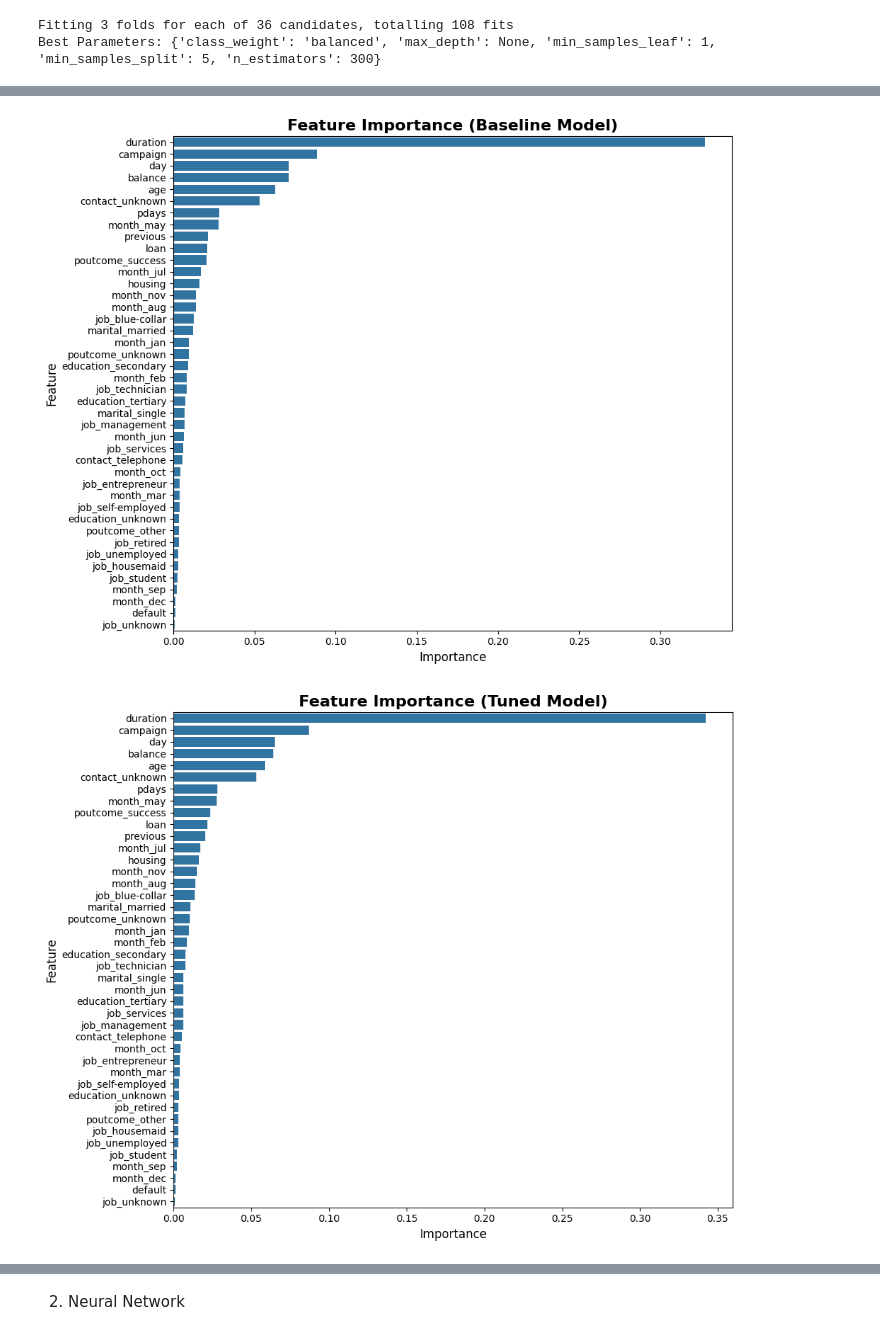
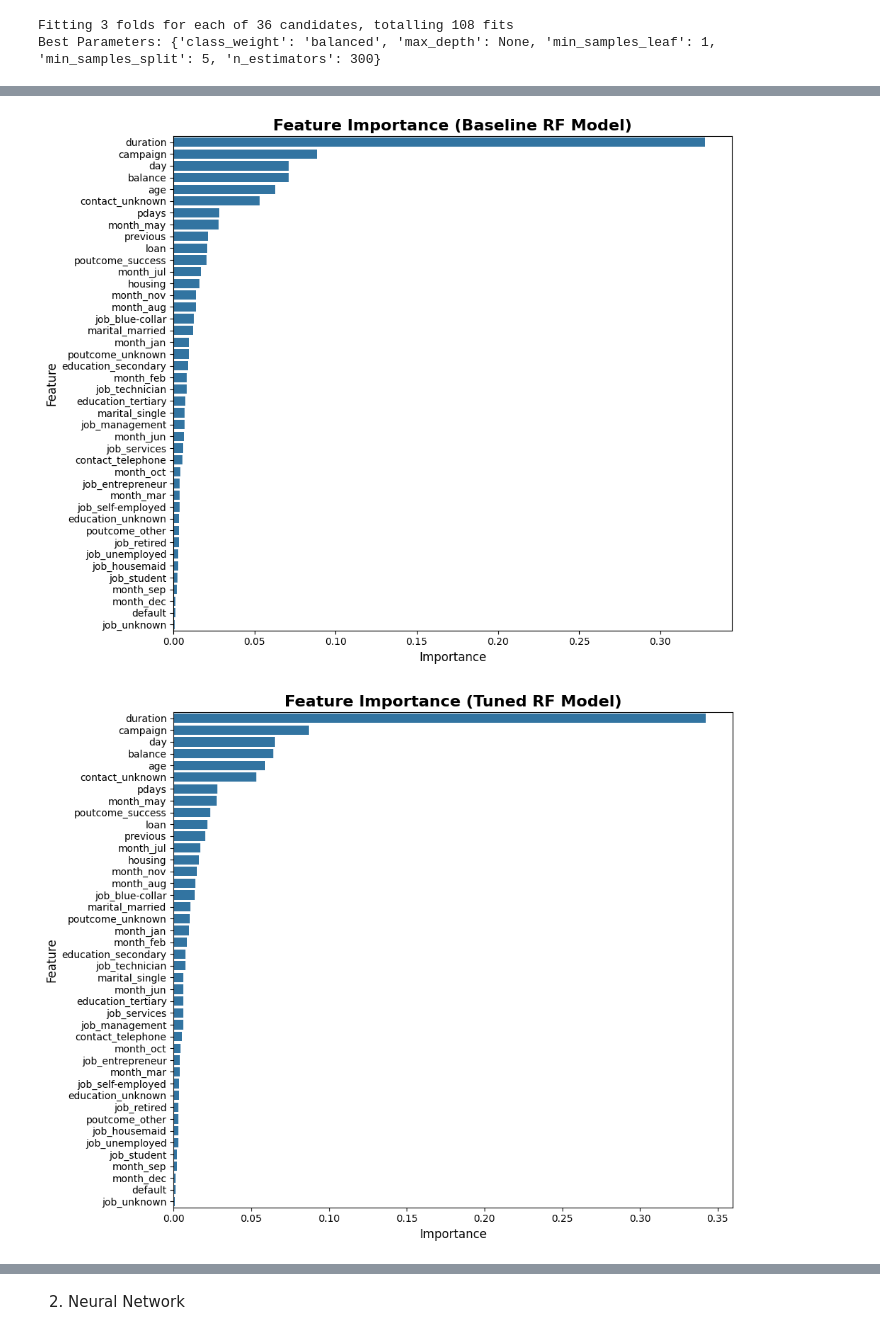
Before and after one commit to RanudeeFernando/CM2604_ML_CW, a Jupyter notebook: notebooks/ml_project.ipynb, the cells around one changed output, grey strips where cells are left out. Cells and saved outputs as stored; diff of their text form; code cells hidden in the pictures.

```diff
--- a/notebooks/ml_project.ipynb
+++ b/notebooks/ml_project.ipynb
@@ -635,41 +633,41 @@ weighted avg       0.90      0.89      0.90      9043
 
 ROC-AUC Score: 0.9249794712362165
 # %%
-# Get feature names
+ # Get feature names
 feature_names = X_train_resampled.columns
 
 # Get feature importances for both models
 baseline_importances = rf_model.feature_importances_
 tuned_importances = best_rf.feature_importances_
 
 # Create DataFrame for baseline model
 baseline_importance_df = pd.DataFrame({'Feature': feature_names,'Importance': baseline_importances}).sort_values(by='Importance', ascending=False)
 
 # Create DataFrame for tuned model
 tuned_importance_df = pd.DataFrame({'Feature': feature_names,'Importance': tuned_importances}).sort_values(by='Importance', ascending=False)
 
 # Plot feature importance for baseline model
 plt.figure(figsize=(10, 8))
 sns.barplot(x='Importance', y='Feature', data=baseline_importance_df)
-plt.title('Feature Importance (Baseline Model)', fontsize=16, weight='bold')
+plt.title('Feature Importance (Baseline RF Model)', fontsize=16, weight='bold')
 plt.xlabel('Importance', fontsize=12)
 plt.ylabel('Feature', fontsize=12)
 plt.xticks(fontsize=10)
 plt.yticks(fontsize=10)
 plt.tight_layout()
 plt.show()
 
 # Plot feature importance for tuned model
 plt.figure(figsize=(10, 8))
 sns.barplot(x='Importance', y='Feature', data=tuned_importance_df)
-plt.title('Feature Importance (Tuned Model)', fontsize=16, weight='bold')
+plt.title('Feature Importance (Tuned RF Model)', fontsize=16, weight='bold')
 plt.xlabel('Importance', fontsize=12)
 plt.ylabel('Feature', fontsize=12)
 plt.xticks(fontsize=10)
 plt.yticks(fontsize=10)
 plt.tight_layout()
 plt.show()
 # %% [output]
-[figure, old version]
+[figure, new version]
-[figure, old version]
+[figure, new version]
 # %%
```
Also changed, not shown: parts of 16 cells of this notebook.
